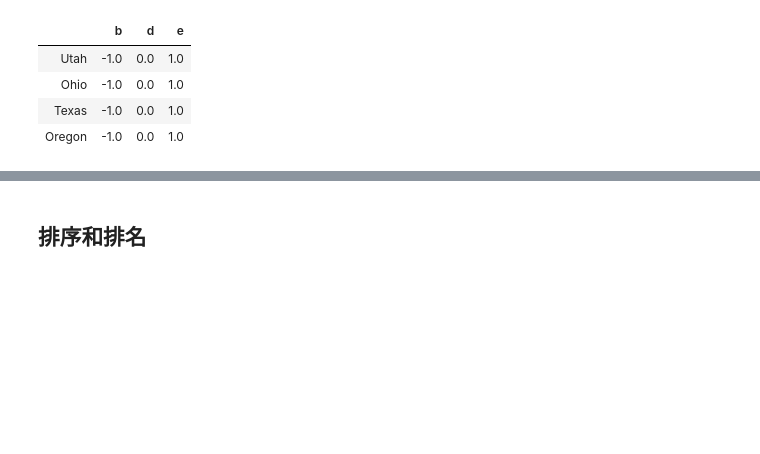
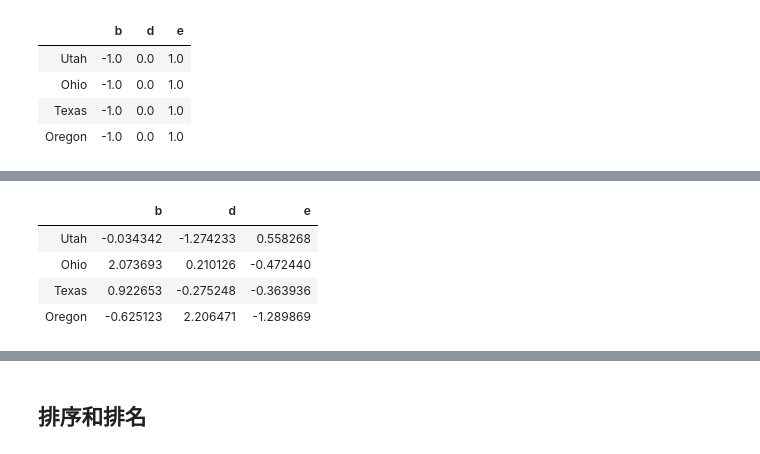
Before and after one commit to teapolyphenol/first, a Jupyter notebook: pandas.ipynb, the cells around one changed output, grey strips where cells are left out. Drawn from its saved outputs; the diff is of its cells as text; code cells hidden in the pictures; blank space fills up the shorter version.

```diff
--- a/pandas.ipynb
+++ b/pandas.ipynb
@@ -575,0 +583,10 @@ frame.sub(series3, axis=0)
+# %%
+frame = DataFrame(np.random.randn(4,3), columns=list('bde'),
+                  index=['Utah', 'Ohio', 'Texas', 'Oregon'])
+frame
+# %% [output]
+|  | b | d | e |
+| Utah | -0.034342 | -1.274233 | 0.558268 |
+| Ohio | 2.073693 | 0.210126 | -0.472440 |
+| Texas | 0.922653 | -0.275248 | -0.363936 |
+| Oregon | -0.625123 | 2.206471 | -1.289869 |
```
Also changed, not shown: parts of 35 cells of this notebook.
